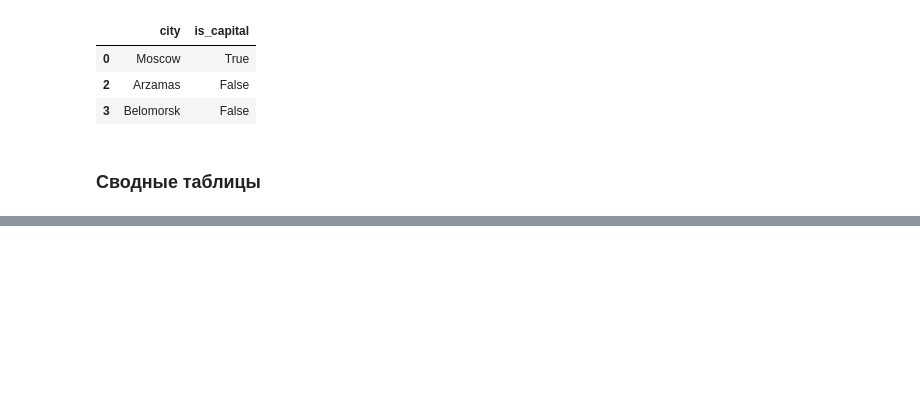
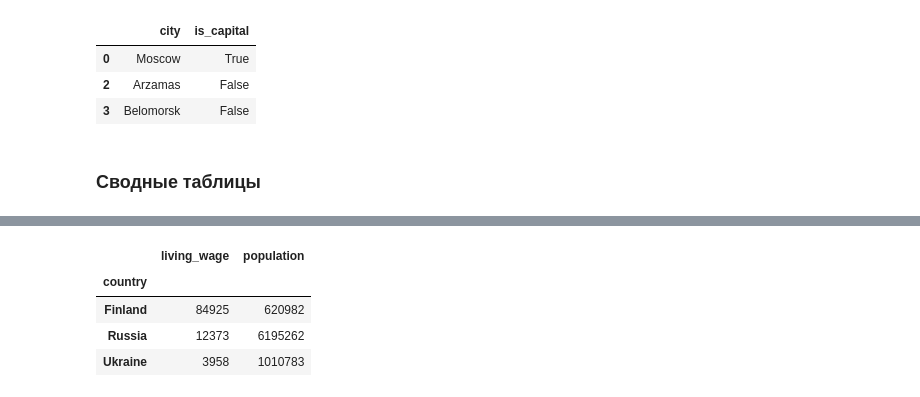
Before and after one commit to katchinsky/practice_2017, a Jupyter notebook: S 13, Pandas.ipynb, the cells around one changed output, grey strips where cells are left out. Drawn from its saved outputs; the diff is of its cells as text; code cells hidden in the pictures; blank space fills up the shorter version.

```diff
--- a/S 13, Pandas.ipynb
+++ b/S 13, Pandas.ipynb
@@ -500,0 +518,9 @@ df.groupby(['country'])[['city', 'is_capital']].get_group('Russia')
+# %%
+df.pivot_table(['population', 'living_wage'], ['country'], aggfunc='mean', fill_value=0) #Посчитаем средние значения
+# прожиточного минимума и численности населения для разных стран, все пустые ячейки заполним 0
+# %% [output]
+|  | living_wage | population |
+| country |  |  |
+| Finland | 84925 | 620982 |
+| Russia | 12373 | 6195262 |
+| Ukraine | 3958 | 1010783 |
```
Also changed, not shown: parts of 14 cells of this notebook.
